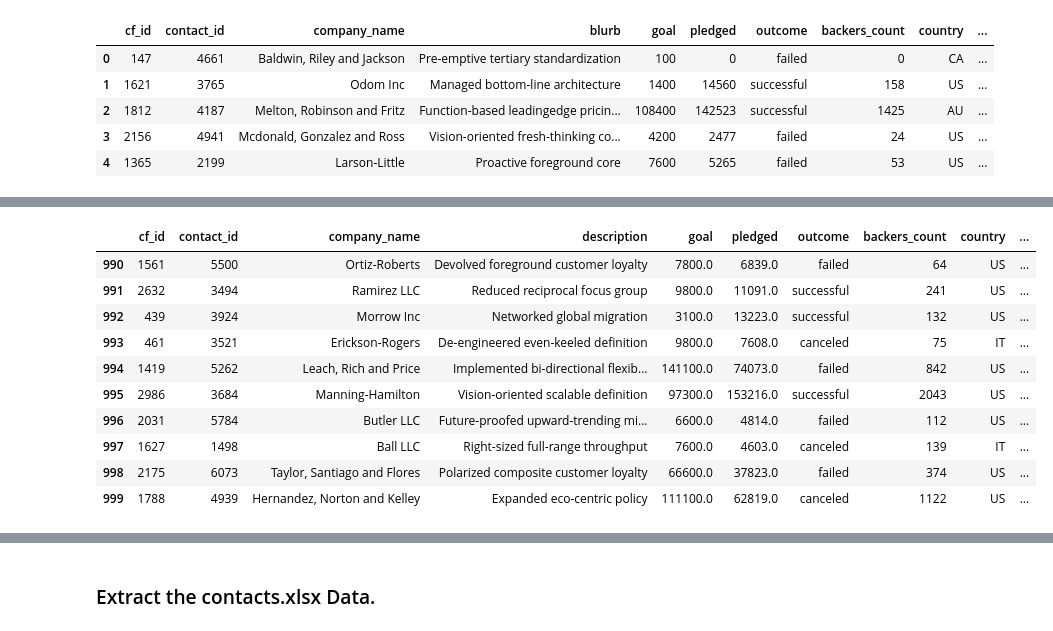
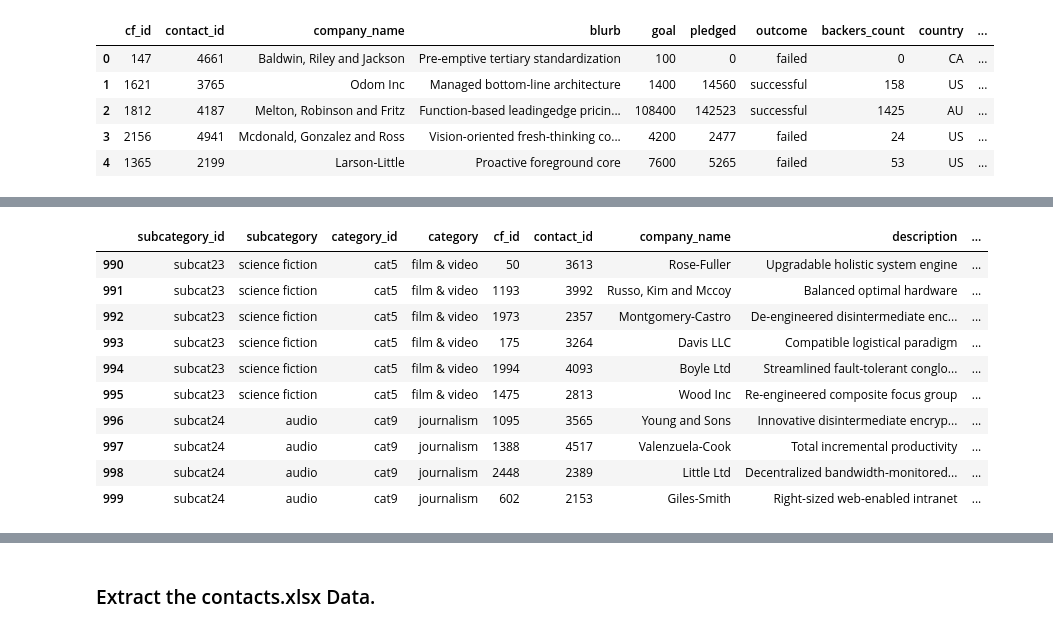
Before and after one commit to beccasolomon22/Crowdfunding_ETL, a Jupyter notebook: ETL_Mini_Project_YPan_Harsh_TErdenebat_RSolomon_LMehare_RChiu.ipynb, the cells around one changed output, grey strips where cells are left out. Cells and saved outputs as stored; diff of their text form; code cells hidden in the pictures.

```diff
--- a/ETL_Mini_Project_YPan_Harsh_TErdenebat_RSolomon_LMehare_RChiu.ipynb
+++ b/ETL_Mini_Project_YPan_Harsh_TErdenebat_RSolomon_LMehare_RChiu.ipynb
@@ -116,12 +116,12 @@ print(scat_ids)
 ['subcat1', 'subcat2', 'subcat3', 'subcat4', 'subcat5', 'subcat6', 'subcat7', 'subcat8', 'subcat9', 'subcat10', 'subcat11', 'subcat12', 'subcat13', 'subcat14', 'subcat15', 'subcat16', 'subcat17', 'sub ...
 # %%
 # Create a category DataFrame with the category_id array as the category_id and categories list as the category name.
-cat_dict = {"category_id": cat_ids, "categories": categories}
+cat_dict = {"category_id": cat_ids, "category": category}
 category_df = pd.DataFrame(cat_dict)
 
 
 # Create a category DataFrame with the subcategory_id array as the subcategory_id and subcategories list as the subcategory name.
-scat_dict = {"category_id": scat_ids, "subcategories": subcategories}
+scat_dict = {"subcategory_id": scat_ids, "subcategory": subcategory}
 subcategory_df = pd.DataFrame(scat_dict)
 # %%
 category_df
@@ -196,6 +196,11 @@ campaign_df.head()
 | 4 | 1365 | 2199 | Larson-Little | Proactive foreground core | 7600 | 5265 | failed | 53 | US | ... |
 # %%
 # Rename the blurb, launched_at, and deadline columns.
+
+campaign_df.rename(columns={'blurb': "description",
+                            'launched_at': "launched_date",
+                            'deadline': "end_date"}, inplace=True)
+campaign_df
 # %% [output]
 |  | cf_id | contact_id | company_name | description | goal | pledged | outcome | backers_count | country | ... |
 | 0 | 147 | 4661 | Baldwin, Riley and Jackson | Pre-emptive tertiary standardization | 100 | 0 | failed | 0 | CA | ... |
@@ -206,5 +218,10 @@ campaign_df.head()
 # %%
 # Convert the goal and pledged columns to a `float` data type.
+
+campaign_df["goal"]  = campaign_df["goal"].astype(float)
+campaign_df["pledged"]  = campaign_df["pledged"].astype(float)
+
+campaign_df
 # %% [output]
 |  | cf_id | contact_id | company_name | description | goal | pledged | outcome | backers_count | country | ... |
 | 0 | 147 | 4661 | Baldwin, Riley and Jackson | Pre-emptive tertiary standardization | 100.0 | 0.0 | failed | 0 | CA | ... |
@@ -236,5 +263,10 @@ dtype: object
 # %%
 # Format the launched_date and end_date columns to datetime format
 from datetime import datetime as dt
+
+campaign_df["launched_date"]  = pd.to_datetime(campaign_df["launched_date"])
+campaign_df["end_date"]  = pd.to_datetime(campaign_df["end_date"])
+
+campaign_df
 # %% [output]
 |  | cf_id | contact_id | company_name | description | goal | pledged | outcome | backers_count | country | ... |
@@ -246,18 +285,29 @@ from datetime import datetime as dt
 # %%
 # Merge the campaign_df with the category_df on the "category" column and
 # the subcategory_df on the "subcategory" column.
 
+campaign_merged = pd.merge(
+    category_df,
+    campaign_df,
+    on = ['category']
+)
+
+campaign_merged_df = pd.merge(
+    subcategory_df,
+    campaign_merged,
+    on = ['subcategory']
+)
 
 campaign_merged_df.tail(10)
 # %% [output]
-|  | cf_id | contact_id | company_name | description | goal | pledged | outcome | backers_count | country | ... |
-| 990 | 1561 | 5500 | Ortiz-Roberts | Devolved foreground customer loyalty | 7800.0 | 6839.0 | failed | 64 | US | ... |
-| 991 | 2632 | 3494 | Ramirez LLC | Reduced reciprocal focus group | 9800.0 | 11091.0 | successful | 241 | US | ... |
-| 992 | 439 | 3924 | Morrow Inc | Networked global migration | 3100.0 | 13223.0 | successful | 132 | US | ... |
-| 993 | 461 | 3521 | Erickson-Rogers | De-engineered even-keeled definition | 9800.0 | 7608.0 | canceled | 75 | IT | ... |
-| 994 | 1419 | 5262 | Leach, Rich and Price | Implemented bi-directional flexib... | 141100.0 | 74073.0 | failed | 842 | US | ... |
-| 995 | 2986 | 3684 | Manning-Hamilton | Vision-oriented scalable definition | 97300.0 | 153216.0 | successful | 2043 | US | ... |
-| 996 | 2031 | 5784 | Butler LLC | Future-proofed upward-trending mi... | 6600.0 | 4814.0 | failed | 112 | US | ... |
-| 997 | 1627 | 1498 | Ball LLC | Right-sized full-range throughput | 7600.0 | 4603.0 | canceled | 139 | IT | ... |
-| 998 | 2175 | 6073 | Taylor, Santiago and Flores | Polarized composite customer loyalty | 66600.0 | 37823.0 | failed | 374 | US | ... |
-| 999 | 1788 | 4939 | Hernandez, Norton and Kelley | Expanded eco-centric policy | 111100.0 | 62819.0 | canceled | 1122 | US | ... |
+|  | subcategory_id | subcategory | category_id | category | cf_id | contact_id | company_name | description | ... |
+| 990 | subcat23 | science fiction | cat5 | film & video | 50 | 3613 | Rose-Fuller | Upgradable holistic system engine | ... |
+| 991 | subcat23 | science fiction | cat5 | film & video | 1193 | 3992 | Russo, Kim and Mccoy | Balanced optimal hardware | ... |
+| 992 | subcat23 | science fiction | cat5 | film & video | 1973 | 2357 | Montgomery-Castro | De-engineered disintermediate enc... | ... |
+| 993 | subcat23 | science fiction | cat5 | film & video | 175 | 3264 | Davis LLC | Compatible logistical paradigm | ... |
+| 994 | subcat23 | science fiction | cat5 | film & video | 1994 | 4093 | Boyle Ltd | Streamlined fault-tolerant conglo... | ... |
+| 995 | subcat23 | science fiction | cat5 | film & video | 1475 | 2813 | Wood Inc | Re-engineered composite focus group | ... |
+| 996 | subcat24 | audio | cat9 | journalism | 1095 | 3565 | Young and Sons | Innovative disintermediate encryp... | ... |
+| 997 | subcat24 | audio | cat9 | journalism | 1388 | 4517 | Valenzuela-Cook | Total incremental productivity | ... |
+| 998 | subcat24 | audio | cat9 | journalism | 2448 | 2389 | Little Ltd | Decentralized bandwidth-monitored... | ... |
+| 999 | subcat24 | audio | cat9 | journalism | 602 | 2153 | Giles-Smith | Right-sized web-enabled intranet | ... |
```
Also changed, not shown: parts of 11 cells of this notebook, 3 other files.
